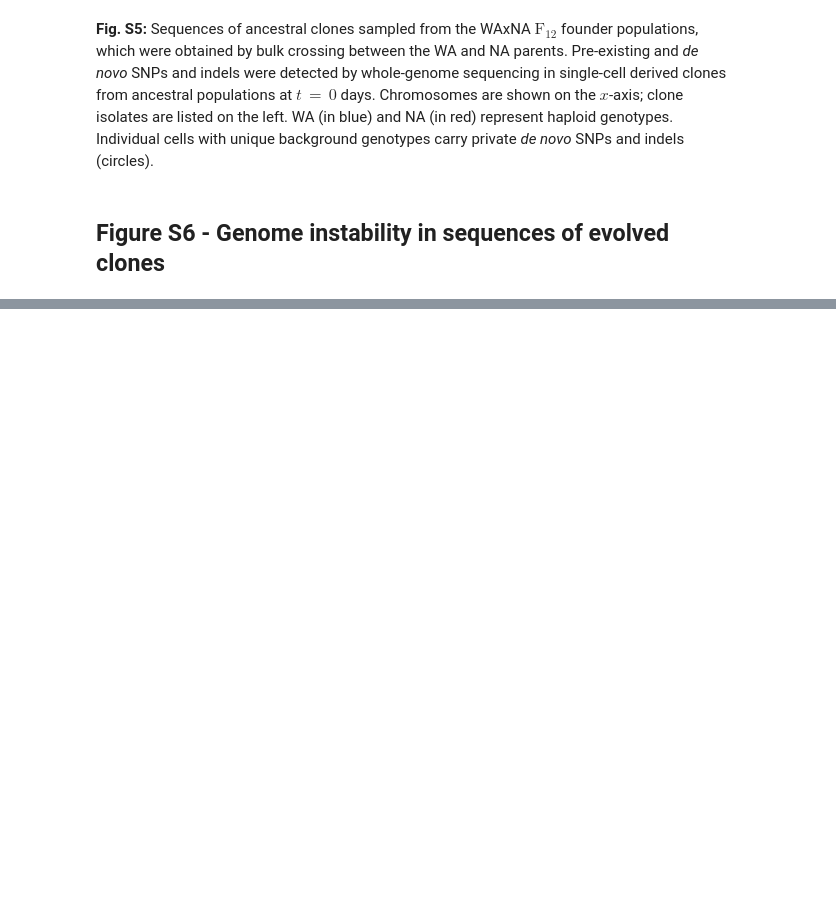
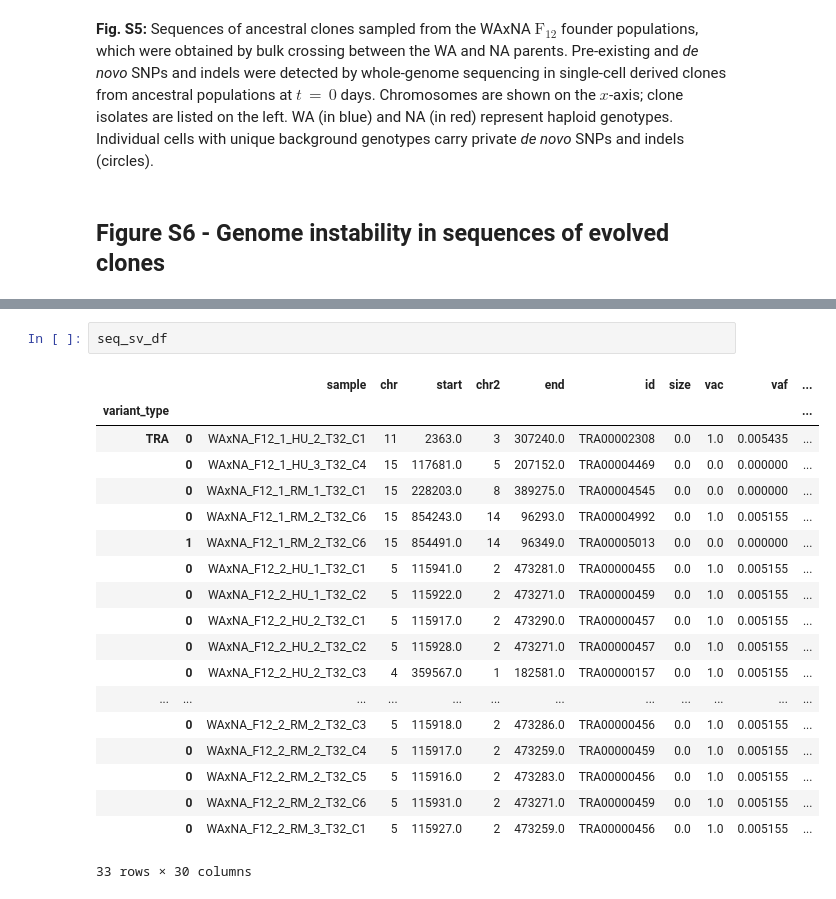
Before and after one commit to ivazquez/clonal-heterogeneity, a Jupyter notebook: src/figure3.ipynb, the cells around one changed output, grey strips where cells are left out. Saved outputs shown, nothing was run; the diff lists cells and outputs as text; blank space fills up the shorter version.

```diff
--- a/src/figure3.ipynb
+++ b/src/figure3.ipynb
@@ -774,0 +1115,22 @@ plt.show()
+# %%
+seq_sv_df
+# %% [output]
+|  |  | sample | chr | start | chr2 | end | id | size | vac | vaf | ... |
+| variant_type |  |  |  |  |  |  |  |  |  |  | ... |
+| TRA | 0 | WAxNA_F12_1_HU_2_T32_C1 | 11 | 2363.0 | 3 | 307240.0 | TRA00002308 | 0.0 | 1.0 | 0.005435 | ... |
+|  | 0 | WAxNA_F12_1_HU_3_T32_C4 | 15 | 117681.0 | 5 | 207152.0 | TRA00004469 | 0.0 | 0.0 | 0.000000 | ... |
+|  | 0 | WAxNA_F12_1_RM_1_T32_C1 | 15 | 228203.0 | 8 | 389275.0 | TRA00004545 | 0.0 | 0.0 | 0.000000 | ... |
+|  | 0 | WAxNA_F12_1_RM_2_T32_C6 | 15 | 854243.0 | 14 | 96293.0 | TRA00004992 | 0.0 | 1.0 | 0.005155 | ... |
+|  | 1 | WAxNA_F12_1_RM_2_T32_C6 | 15 | 854491.0 | 14 | 96349.0 | TRA00005013 | 0.0 | 0.0 | 0.000000 | ... |
+|  | 0 | WAxNA_F12_2_HU_1_T32_C1 | 5 | 115941.0 | 2 | 473281.0 | TRA00000455 | 0.0 | 1.0 | 0.005155 | ... |
+|  | 0 | WAxNA_F12_2_HU_1_T32_C2 | 5 | 115922.0 | 2 | 473271.0 | TRA00000459 | 0.0 | 1.0 | 0.005155 | ... |
+|  | 0 | WAxNA_F12_2_HU_2_T32_C1 | 5 | 115917.0 | 2 | 473290.0 | TRA00000457 | 0.0 | 1.0 | 0.005155 | ... |
+|  | 0 | WAxNA_F12_2_HU_2_T32_C2 | 5 | 115928.0 | 2 | 473271.0 | TRA00000457 | 0.0 | 1.0 | 0.005155 | ... |
+|  | 0 | WAxNA_F12_2_HU_2_T32_C3 | 4 | 359567.0 | 1 | 182581.0 | TRA00000157 | 0.0 | 1.0 | 0.005155 | ... |
+| ... | ... | ... | ... | ... | ... | ... | ... | ... | ... | ... | ... |
+|  | 0 | WAxNA_F12_2_RM_2_T32_C3 | 5 | 115918.0 | 2 | 473286.0 | TRA00000456 | 0.0 | 1.0 | 0.005155 | ... |
+|  | 0 | WAxNA_F12_2_RM_2_T32_C4 | 5 | 115917.0 | 2 | 473259.0 | TRA00000459 | 0.0 | 1.0 | 0.005155 | ... |
+|  | 0 | WAxNA_F12_2_RM_2_T32_C5 | 5 | 115916.0 | 2 | 473283.0 | TRA00000456 | 0.0 | 1.0 | 0.005155 | ... |
+|  | 0 | WAxNA_F12_2_RM_2_T32_C6 | 5 | 115931.0 | 2 | 473271.0 | TRA00000459 | 0.0 | 1.0 | 0.005155 | ... |
+|  | 0 | WAxNA_F12_2_RM_3_T32_C1 | 5 | 115927.0 | 2 | 473259.0 | TRA00000456 | 0.0 | 1.0 | 0.005155 | ... |
+33 rows × 30 columns
```
Also changed, not shown: parts of 10 cells of this notebook, 9 other files.
